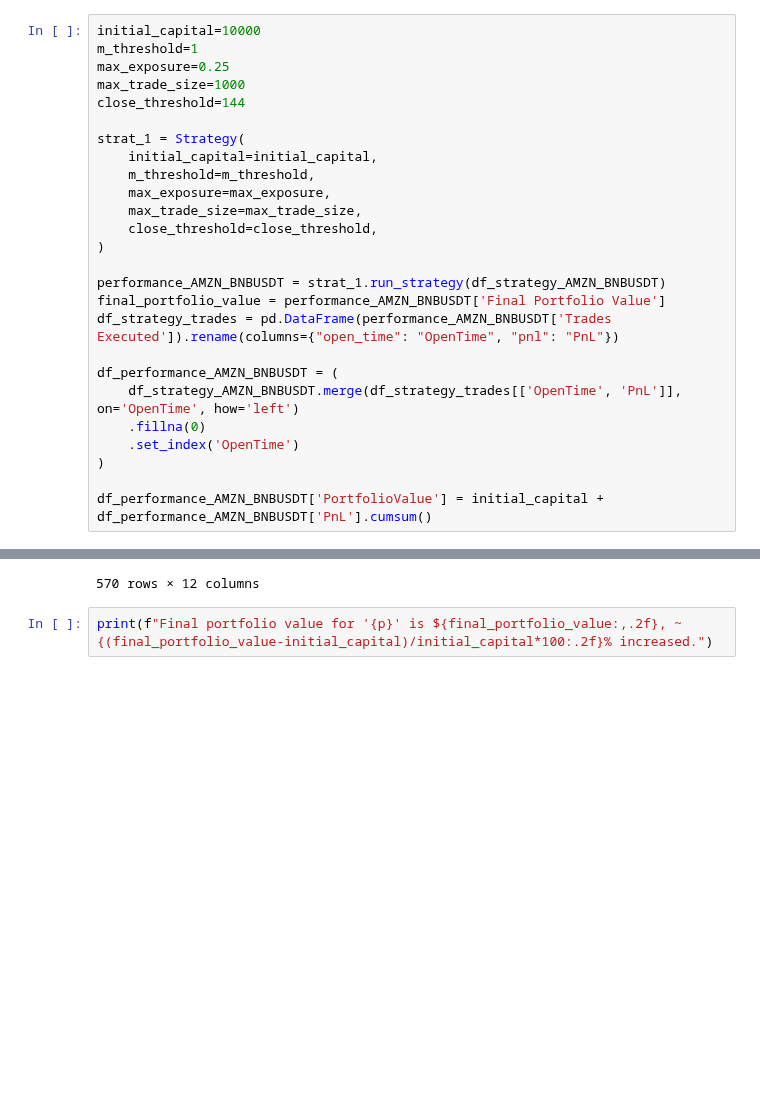
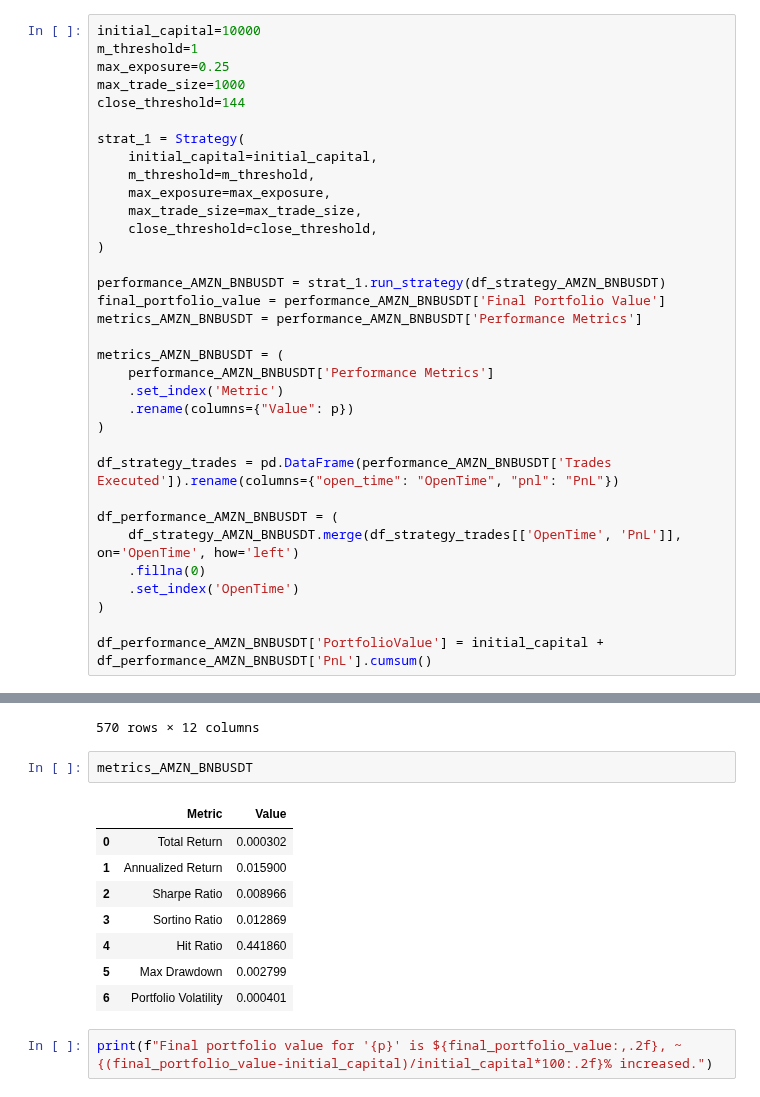
Before and after one commit to nite4/mscfe-masters-project, a Jupyter notebook: src/run_strategy.ipynb, the cells around one changed output, grey strips where cells are left out. Saved outputs shown, nothing was run; the diff lists cells and outputs as text; blank space fills up the shorter version.

Commit message:
updated with metric

```diff
--- a/src/run_strategy.ipynb
+++ b/src/run_strategy.ipynb
@@ -355,6 +355,14 @@ strat_1 = Strategy(
 
 performance_AMZN_BNBUSDT = strat_1.run_strategy(df_strategy_AMZN_BNBUSDT)
 final_portfolio_value = performance_AMZN_BNBUSDT['Final Portfolio Value']
+metrics_AMZN_BNBUSDT = performance_AMZN_BNBUSDT['Performance Metrics']
+
+metrics_AMZN_BNBUSDT = (
+    performance_AMZN_BNBUSDT['Performance Metrics']
+    .set_index('Metric')
+    .rename(columns={"Value": p})
+)
+
 df_strategy_trades = pd.DataFrame(performance_AMZN_BNBUSDT['Trades Executed']).rename(columns={"open_time": "OpenTime", "pnl": "PnL"})
 
 df_performance_AMZN_BNBUSDT = (
@@ -398,6 +406,17 @@ df_performance_AMZN_BNBUSDT
 | 2025-01-30 18:50:00 | AMZN BNBUSDT | -0.056280 | -0.065201 | No action | AMZN | BNBUSDT | 234.9015 | 234.67 | ... |
 | 2025-01-30 18:55:00 | AMZN BNBUSDT | -0.050278 | -0.034732 | No action | AMZN | BNBUSDT | 234.6400 | 234.86 | ... |
 570 rows × 12 columns
+# %%
+metrics_AMZN_BNBUSDT
+# %% [output]
+|  | Metric | Value |
+| 0 | Total Return | 0.000302 |
+| 1 | Annualized Return | 0.015900 |
+| 2 | Sharpe Ratio | 0.008966 |
+| 3 | Sortino Ratio | 0.012869 |
+| 4 | Hit Ratio | 0.441860 |
+| 5 | Max Drawdown | 0.002799 |
+| 6 | Portfolio Volatility | 0.000401 |
 # %%
 print(f"Final portfolio value for '{p}' is ${final_portfolio_value:,.2f}, ~{(final_portfolio_value-initial_capital)/initial_capital*100:.2f}% increased.")
 # %% [output]
```
Also changed, not shown: parts of 5 cells of this notebook, 2 other files.
